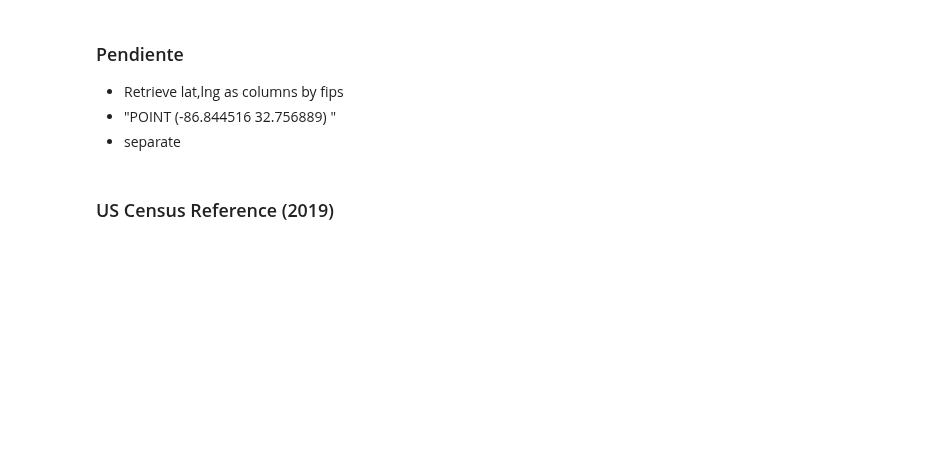
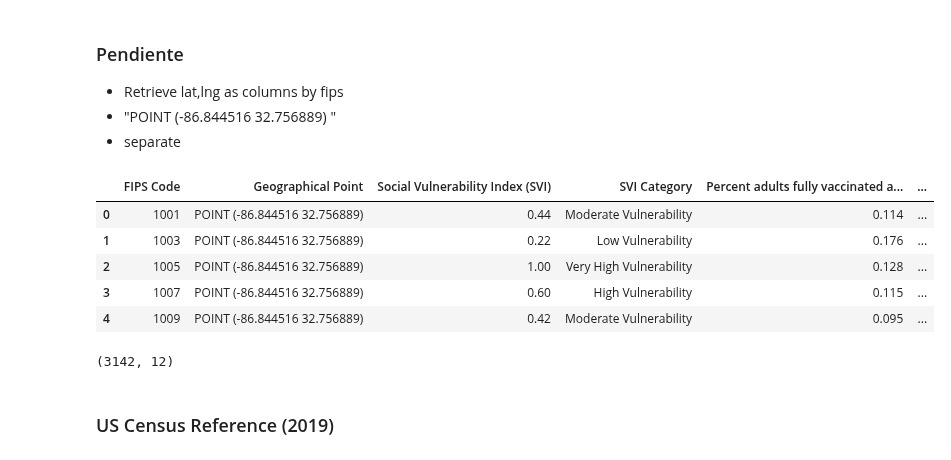
Before and after one commit to mgeffroy/P1-US-COVID-19-Vaccination-Campaign, a Jupyter notebook: P1_Data_Architecture.ipynb, the cells around one changed output. Saved outputs shown, nothing was run; the diff lists cells and outputs as text; code cells hidden in the pictures; blank space fills up the shorter version.

```diff
--- a/P1_Data_Architecture.ipynb
+++ b/P1_Data_Architecture.ipynb
@@ -27,21 +35,29 @@ hesitancy_df.head()
 # %%
 columns = [
     'FIPS Code',
+    'Geographical Point',
     'Social Vulnerability Index (SVI)',
     'SVI Category',
     'Percent adults fully vaccinated against COVID-19',
     'Percent Hispanic',
     'Percent non-Hispanic American Indian/Alaska Native',
     'Percent non-Hispanic Asian',
     'Percent non-Hispanic Black',
     'Percent non-Hispanic Native Hawaiian/Pacific Islander',
     'Percent non-Hispanic White'
 ]
 
 vaccination_df = hesitancy_df[columns].sort_values('FIPS Code')
 vaccination_df.reset_index(inplace=True, drop=True)
 
 vaccination_df['Percent non-Hispanic Other'] = 1 - vaccination_df.iloc[:,4:10].sum(axis=1)
 vaccination_df.head()
 
 # del hesitancy_df
+# %% [output]
+|  | FIPS Code | Geographical Point | Social Vulnerability Index (SVI) | SVI Category | Percent adults fully vaccinated a... | ... |
+| 0 | 1001 | POINT (-86.844516 32.756889) | 0.44 | Moderate Vulnerability | 0.114 | ... |
+| 1 | 1003 | POINT (-86.844516 32.756889) | 0.22 | Low Vulnerability | 0.176 | ... |
+| 2 | 1005 | POINT (-86.844516 32.756889) | 1.00 | Very High Vulnerability | 0.128 | ... |
+| 3 | 1007 | POINT (-86.844516 32.756889) | 0.60 | High Vulnerability | 0.115 | ... |
+| 4 | 1009 | POINT (-86.844516 32.756889) | 0.42 | Moderate Vulnerability | 0.095 | ... |
@@ -50,2 +64,4 @@ vaccination_df.sort_values('Percent adults fully vaccinated against COVID-19', a
 # %%
 vaccination_df.shape
+# %% [output]
+(3142, 12)
```
Also changed, not shown: parts of 22 cells of this notebook, 3 other files.
